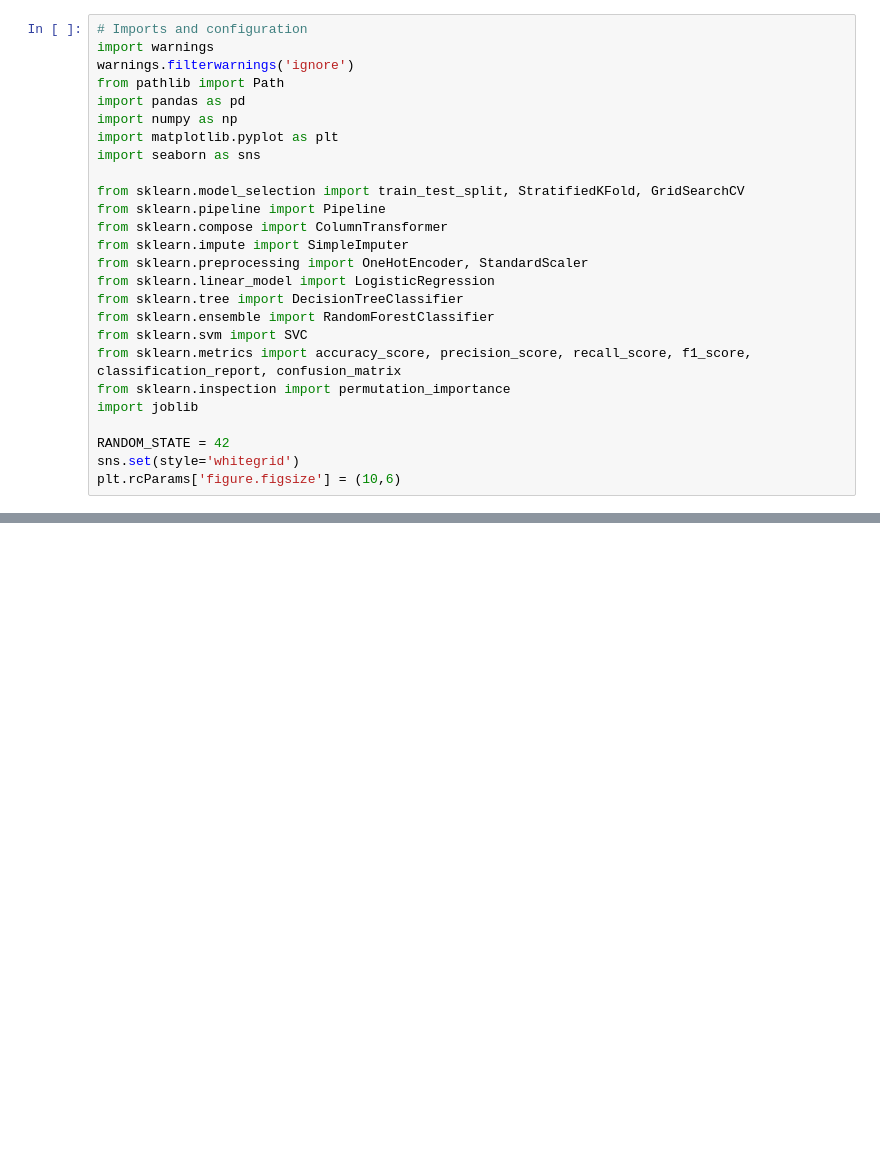
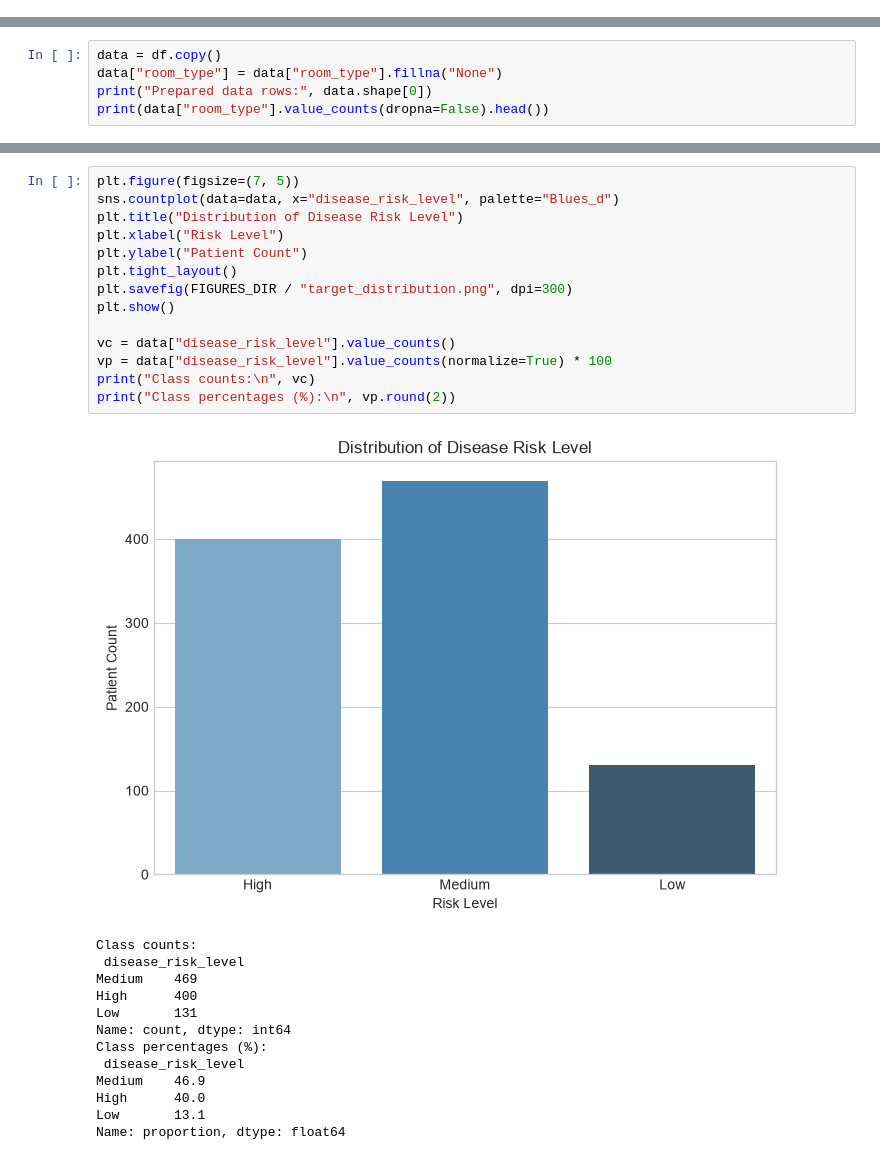
Before and after one commit to Dasith-Randula/smartcare-disease-risk-ai, a Jupyter notebook: notebooks/smartcare_disease_risk_analysis.ipynb, the cells around one changed output, grey strips where cells are left out. Cells and saved outputs as stored; diff of their text form; blank space fills up the shorter version.

Commit message:
Update the notebook and add visualizations and metrics for disease risk classification model

```diff
--- a/notebooks/smartcare_disease_risk_analysis.ipynb
+++ b/notebooks/smartcare_disease_risk_analysis.ipynb
@@ -13,26 +0,0 @@
-# %%
-# Imports and configuration
-import warnings
-warnings.filterwarnings('ignore')
-from pathlib import Path
-import pandas as pd
-import numpy as np
-import matplotlib.pyplot as plt
-import seaborn as sns
-
-from sklearn.model_selection import train_test_split, StratifiedKFold, GridSearchCV
-from sklearn.pipeline import Pipeline
-from sklearn.compose import ColumnTransformer
-from sklearn.impute import SimpleImputer
-from sklearn.preprocessing import OneHotEncoder, StandardScaler
-from sklearn.linear_model import LogisticRegression
-from sklearn.tree import DecisionTreeClassifier
-from sklearn.ensemble import RandomForestClassifier
-from sklearn.svm import SVC
-from sklearn.metrics import accuracy_score, precision_score, recall_score, f1_score, classification_report, confusion_matrix
-from sklearn.inspection import permutation_importance
-import joblib
-
-RANDOM_STATE = 42
-sns.set(style='whitegrid')
-plt.rcParams['figure.figsize'] = (10,6)
@@ -191,0 +145,5 @@ X_train.shape, X_test.shape
+# %%
+data = df.copy()
+data["room_type"] = data["room_type"].fillna("None")
+print("Prepared data rows:", data.shape[0])
+print(data["room_type"].value_counts(dropna=False).head())
@@ -191,0 +240,28 @@ X_train.shape, X_test.shape
+# %%
+plt.figure(figsize=(7, 5))
+sns.countplot(data=data, x="disease_risk_level", palette="Blues_d")
+plt.title("Distribution of Disease Risk Level")
+plt.xlabel("Risk Level")
+plt.ylabel("Patient Count")
+plt.tight_layout()
+plt.savefig(FIGURES_DIR / "target_distribution.png", dpi=300)
+plt.show()
+
+vc = data["disease_risk_level"].value_counts()
+vp = data["disease_risk_level"].value_counts(normalize=True) * 100
+print("Class counts:\n", vc)
+print("Class percentages (%):\n", vp.round(2))
+# %% [output]
+[figure, added]
+Class counts:
+ disease_risk_level
+Medium    469
+High      400
+Low       131
+Name: count, dtype: int64
+Class percentages (%):
+ disease_risk_level
+Medium    46.9
+High      40.0
+Low       13.1
+Name: proportion, dtype: float64
```
Also changed, not shown: parts of 83 cells of this notebook, 28 other files.
